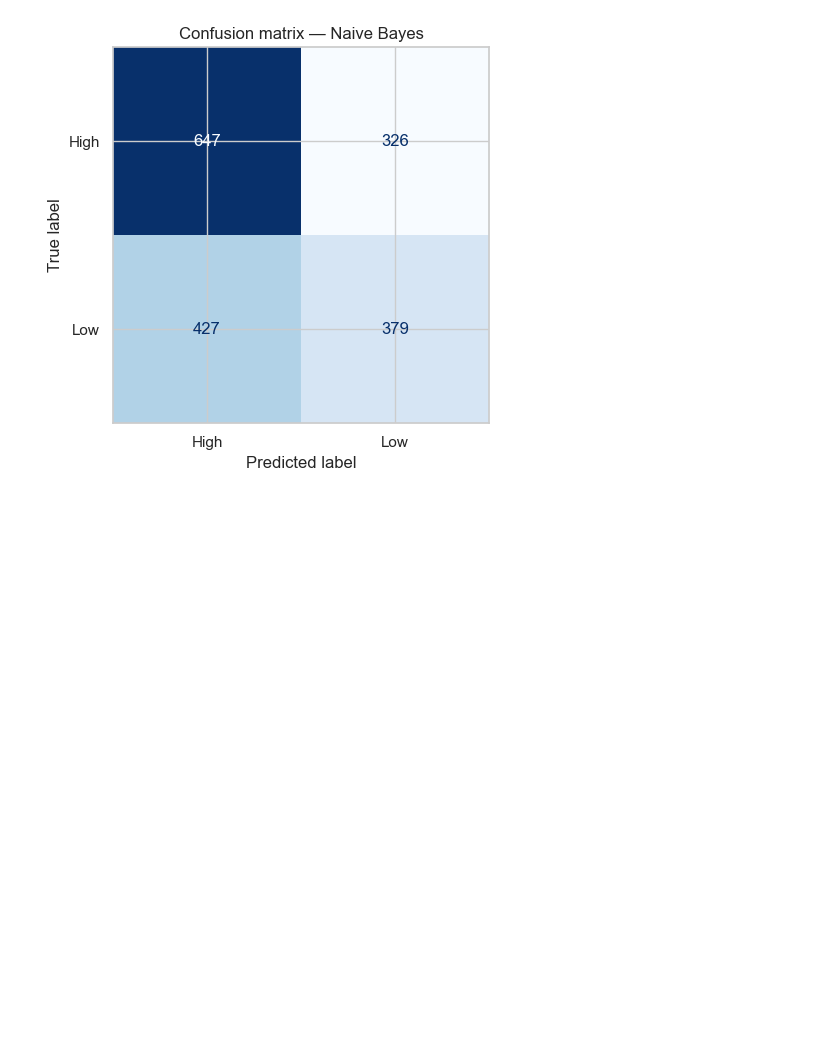
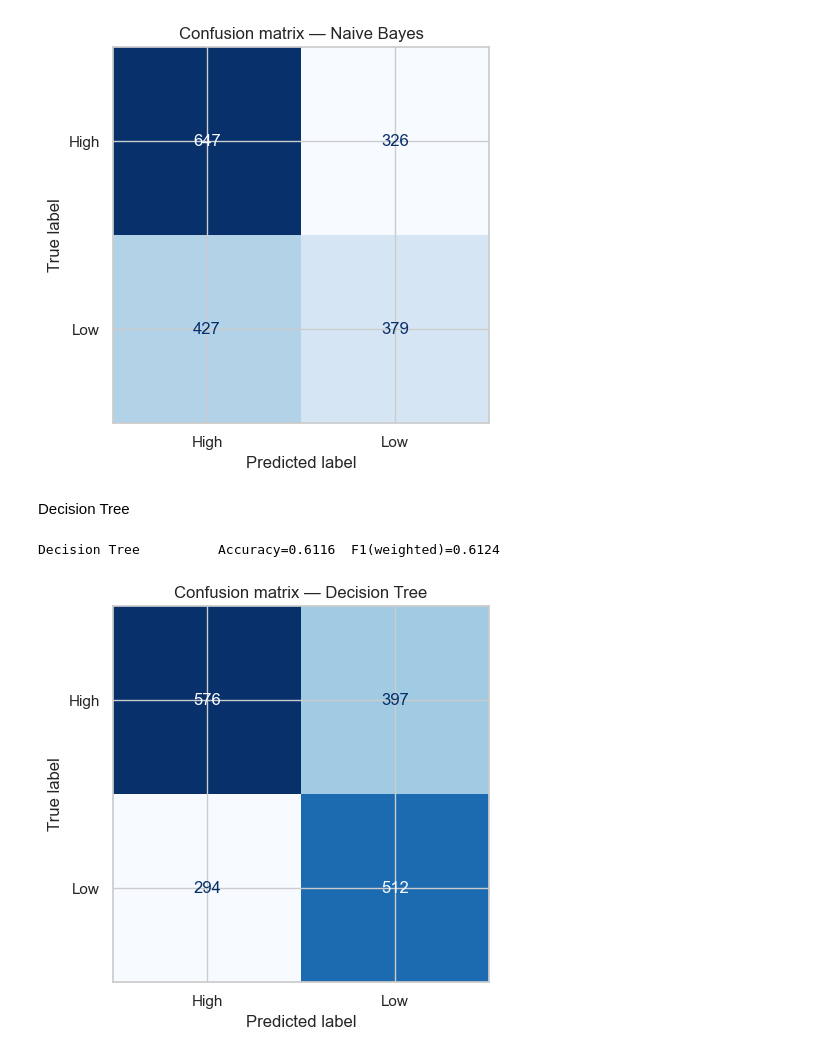
Before and after one commit to Kamalini29/ML-Capstone, a Jupyter notebook: notebooks/Classification.ipynb, the cells around one changed output. Saved outputs shown, nothing was run; the diff lists cells and outputs as text; code cells hidden in the pictures; blank space fills up the shorter version.

Commit message:
Add decision tree

```diff
--- a/notebooks/Classification.ipynb
+++ b/notebooks/Classification.ipynb
@@ -307,3 +307,11 @@ gnb = evaluate_clf("Naive Bayes", GaussianNB(),
 # %% [output]
 Naive Bayes            Accuracy=0.5767  F1(weighted)=0.5730
 [figure]
+# %% [markdown]
+Decision Tree
+# %%
+dtree = evaluate_clf("Decision Tree", DecisionTreeClassifier(max_depth=6, random_state=RANDOM_STATE),
+                      X_train_scaled, X_test_scaled, y_train, y_test, le.classes_)
+# %% [output]
+Decision Tree          Accuracy=0.6116  F1(weighted)=0.6124
+[figure, added]
```
